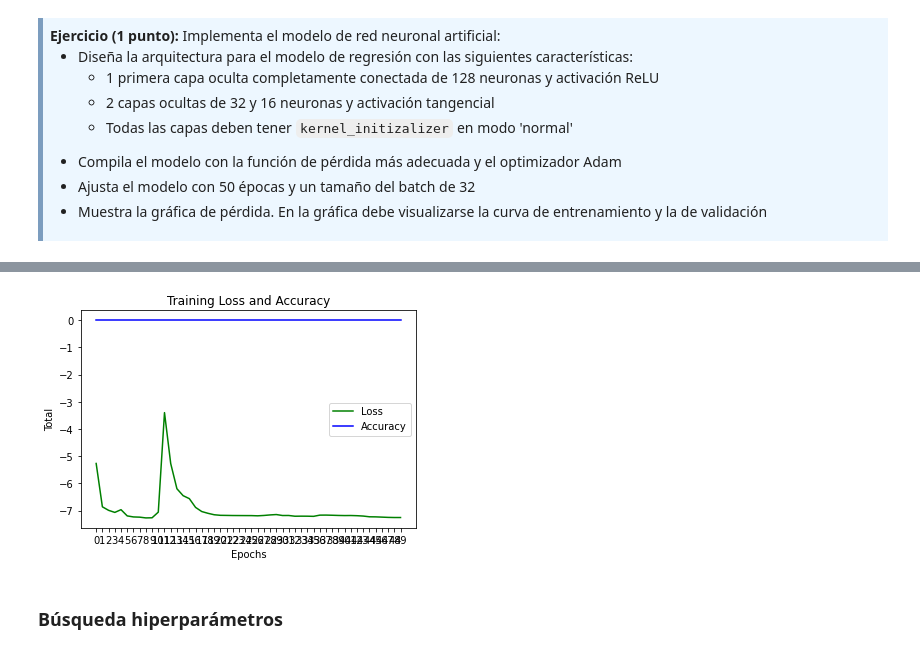
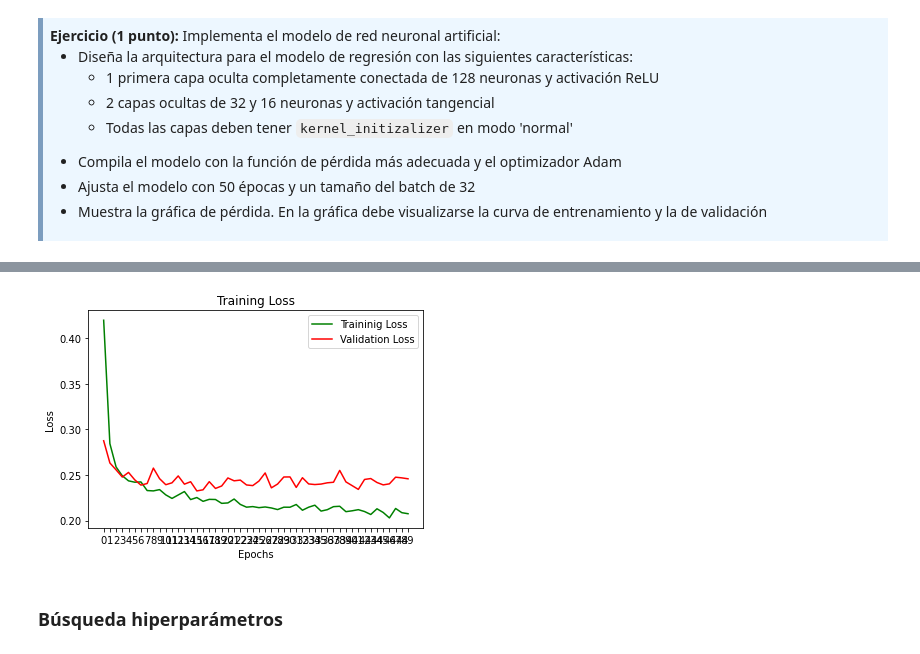
Before and after one commit to mtablado/uoc2022_deeplearning_pec1, a Jupyter notebook: 20212_M2_875_PEC1_Enunciado.ipynb, the cells around one changed output, grey strips where cells are left out. Saved outputs shown, nothing was run; the diff lists cells and outputs as text; code cells hidden in the pictures.

```diff
--- a/20212_M2_875_PEC1_Enunciado.ipynb
+++ b/20212_M2_875_PEC1_Enunciado.ipynb
@@ -734,9 +731,16 @@ model.add(Dense(16, activation="tanh"))
 model.add(Dense(1))
 
 model.build()
-# %%
-#Compiling the model
-model.compile(Adam(), "binary_crossentropy", metrics=["accuracy"])
+# %%
+#Compiling the model
+
+def rmse (y_true, y_pred):
+  ''' Evaluates RMSE value, useful for custom metrics on each epoch '''
+  return keras.backend.sqrt(
+    keras.backend.mean(
+      keras.backend.square(y_pred -y_true)))
+
+model.compile(Adam(), "mean_absolute_error", metrics=[rmse])
 # %%
 #Fit model
 history = model.fit(X_train, y_train, epochs=50, batch_size=32, verbose=1,
@@ -762,19 +770,19 @@ Epoch 50/50
 # %%
 #Plots
 loss = history.history['loss']
-accuracy = history.history['accuracy']
+val_loss = history.history['val_loss']
 epochs = range(0,50)
 
-plt.plot(epochs, loss, 'g', label='Loss')
-plt.plot(epochs, accuracy, 'b', label='Accuracy')
-plt.title('Training Loss and Accuracy')
+plt.plot(epochs, loss, 'g', label='Traininig Loss')
+plt.plot(epochs, val_loss, 'r', label='Validation Loss')
+plt.title('Training Loss')
 plt.xticks(epochs)
 plt.xlabel('Epochs')
-plt.ylabel('Total')
+plt.ylabel('Loss')
 plt.legend()
 plt.show()
 # %% [output]
-[figure, old version]
+[figure, new version]
 # %% [markdown]
 ### Búsqueda hiperparámetros
 # %% [markdown]
```
Also changed, not shown: parts of 35 cells of this notebook.
